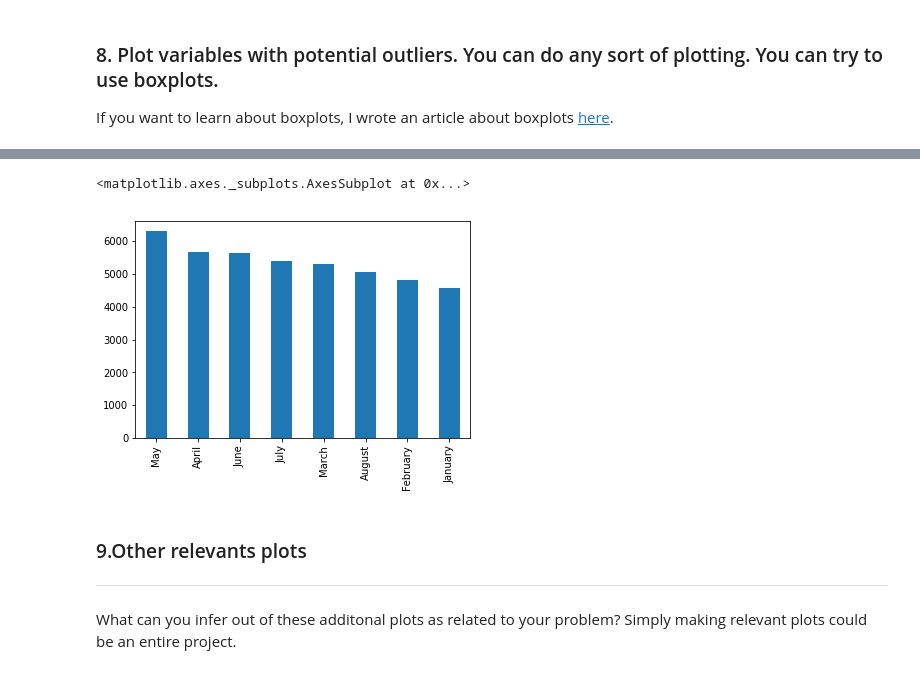
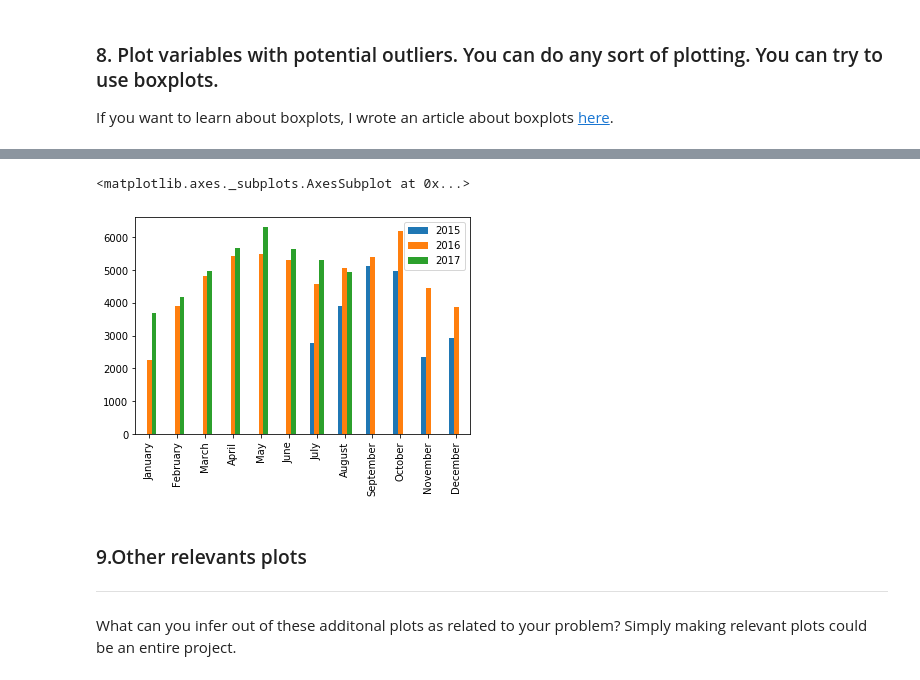
Before and after one commit to Crunchyman-ralph/hotel_bookings_study, a Jupyter notebook: Final_Project_Ralph_Khreish.ipynb, the cells around one changed output, grey strips where cells are left out. Cells and saved outputs as stored; diff of their text form; code cells hidden in the pictures.

```diff
--- a/Final_Project_Ralph_Khreish.ipynb
+++ b/Final_Project_Ralph_Khreish.ipynb
@@ -282,23 +249,34 @@ ValueError: shape mismatch: objects cannot be broadcast to a single shape
-# %%
-bar_2015 = hotel_bookings.loc[hotel_bookings.arrival_date_year == 2015]
-bar_2016 = hotel_bookings.loc[hotel_bookings.arrival_date_year == 2016]
-bar_2017 = hotel_bookings.loc[hotel_bookings.arrival_date_year == 2017]
-
-bar_2015 = bar_2015.arrival_date_month
-bar_2016 = bar_2016.arrival_date_month
-bar_2017 = bar_2017.arrival_date_month
-
-bar_2015_months = bar_2015.value_counts(dropna = False)
-bar_2015_months.plot.bar()
-
-bar_2016_months = bar_2016.value_counts(dropna = False)
-bar_2016_months.plot.bar()
-
-bar_2017_months = bar_2017.value_counts(dropna = False)
-bar_2017_months.plot.bar()
-# %% [output]
-<matplotlib.axes._subplots.AxesSubplot at 0x...>
-[figure, removed]
+# %%
+def month_order_sort(df, month_order):
+    df.arrival_date_month = pd.Categorical(df.arrival_date_month,month_order)
+    return df.sort_values('arrival_date_month')
+
+def month_counts(df):
+    return df.value_counts(dropna=False).sort_index()
+# %%
+month_order = ['January', 'February', 'March', 'April', 'May', 'June', 'July', 'August', 'September',
+                 'October', 'November', 'December']
+
+# seperating the years 2015,2016,2017
+bar_2015 = hotel_bookings.loc[hotel_bookings.arrival_date_year == 2015]
+bar_2016 = hotel_bookings.loc[hotel_bookings.arrival_date_year == 2016]
+bar_2017 = hotel_bookings.loc[hotel_bookings.arrival_date_year == 2017]
+
+# Sorting based on month
+bar_2015 = month_order_sort(bar_2015, month_order)
+bar_2016 = month_order_sort(bar_2016, month_order)
+bar_2017 = month_order_sort(bar_2017, month_order)
+
+# counting the amount of reservations per month
+bar_2015_months = month_counts(bar_2015.arrival_date_month)
+bar_2016_months = month_counts(bar_2016.arrival_date_month)
+bar_2017_months = month_counts(bar_2017.arrival_date_month)
+
+# Plotting using 2015,2016,2017 in a bar plot graph
+pd.concat([bar_2015_months.rename('2015'), bar_2016_months.rename('2016'), bar_2017_months.rename('2017')], axis=1).plot.bar()
+# %% [output]
+<matplotlib.axes._subplots.AxesSubplot at 0x...>
+[figure, added]
 # %% [markdown]
 ### 9.Other relevants plots
 
```
Also changed, not shown: parts of 5 cells of this notebook.
